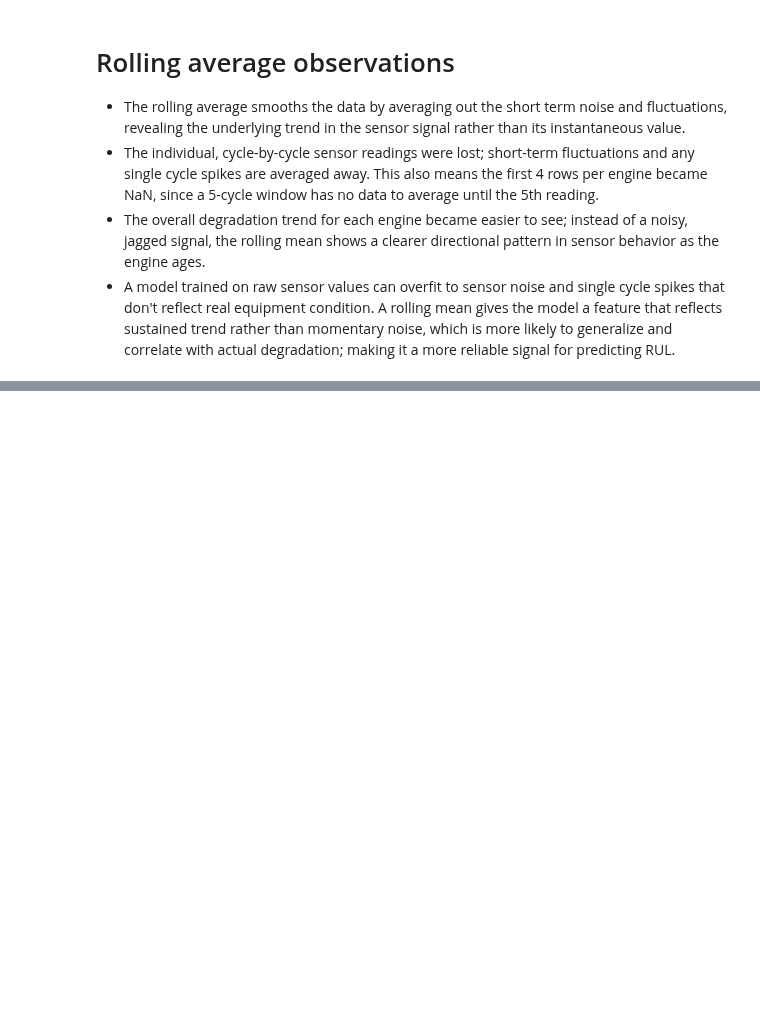
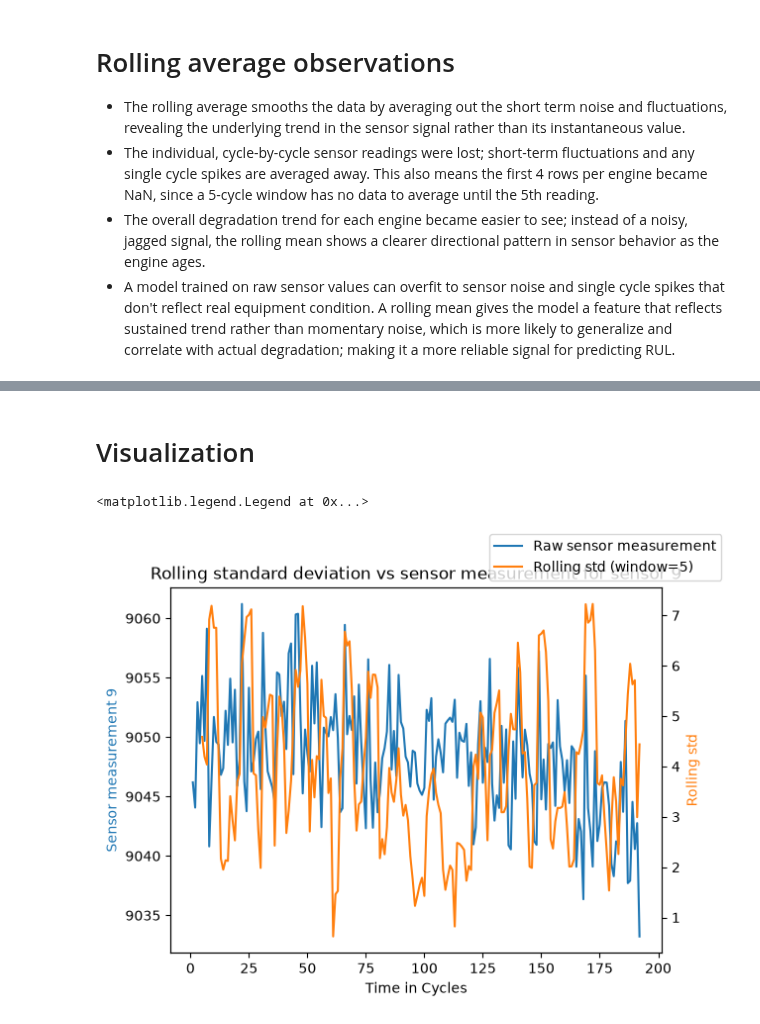
Before and after one commit to morgan-swe/Nasa-Rocket-Engine-Predictive-Maintenance, a Jupyter notebook: notebooks/05_feature_engineering.ipynb, the cells around one changed output, grey strips where cells are left out. Saved outputs shown, nothing was run; the diff lists cells and outputs as text; code cells hidden in the pictures; blank space fills up the shorter version.

Commit message:
Add rolling standard deviation

```diff
--- a/notebooks/05_feature_engineering.ipynb
+++ b/notebooks/05_feature_engineering.ipynb
@@ -128,0 +133,6 @@ plt.legend()
+# %%
+df_merge['sensor_measurement_9_roll_std_5'] = (
+    df_merge.groupby('unit_number')['sensor_measurement_9']
+    .rolling(window=5)
+    .std()
+    .reset_index(level=0, drop=True))
@@ -128,0 +141,3 @@ plt.legend()
+# %%
+engine_1 = df_merge[df_merge['unit_number'] == 1]
+engine_1[['time_in_cycles', 'sensor_measurement_9', 'sensor_measurement_9_roll_std_5']]
@@ -128,0 +158,17 @@ plt.legend()
+# %% [markdown]
+# Visualization
+# %%
+fig, ax1 = plt.subplots()
+ax1.plot(engine_1['time_in_cycles'], engine_1['sensor_measurement_9'], color='tab:blue', label='Raw sensor measurement')
+ax1.set_xlabel('Time in Cycles')
+ax1.set_ylabel('Sensor measurement 9', color='tab:blue')
+
+ax2 = ax1.twinx()
+ax2.plot(engine_1['time_in_cycles'], engine_1['sensor_measurement_9_roll_std_5'], color='tab:orange', label='Rolling std (window=5)')
+ax2.set_ylabel('Rolling std', color='tab:orange')
+
+plt.title("Rolling standard deviation vs sensor measurement for sensor 9")
+fig.legend(loc='upper right')
+# %% [output]
+<matplotlib.legend.Legend at 0x...>
+[figure, added]
```
Also changed, not shown: parts of 4 cells of this notebook.
